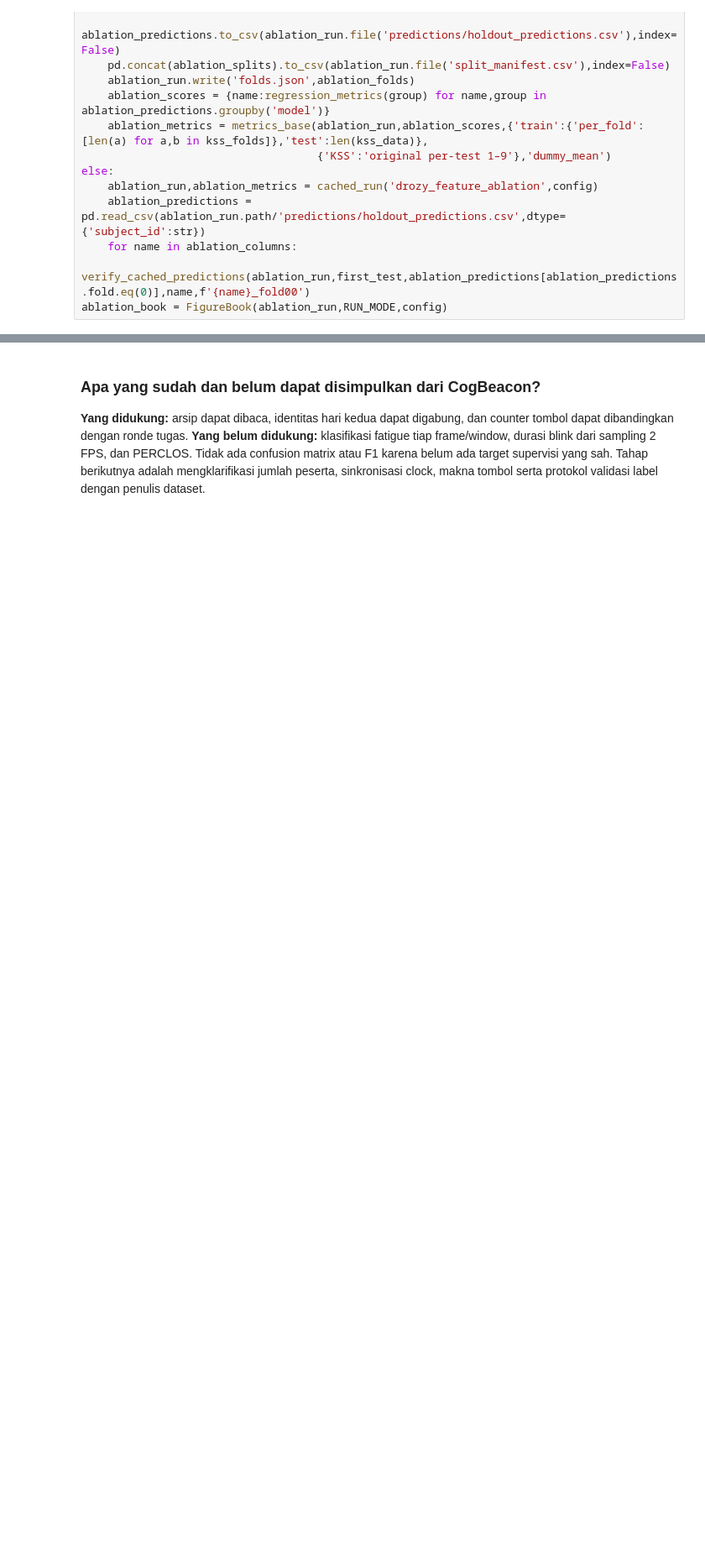
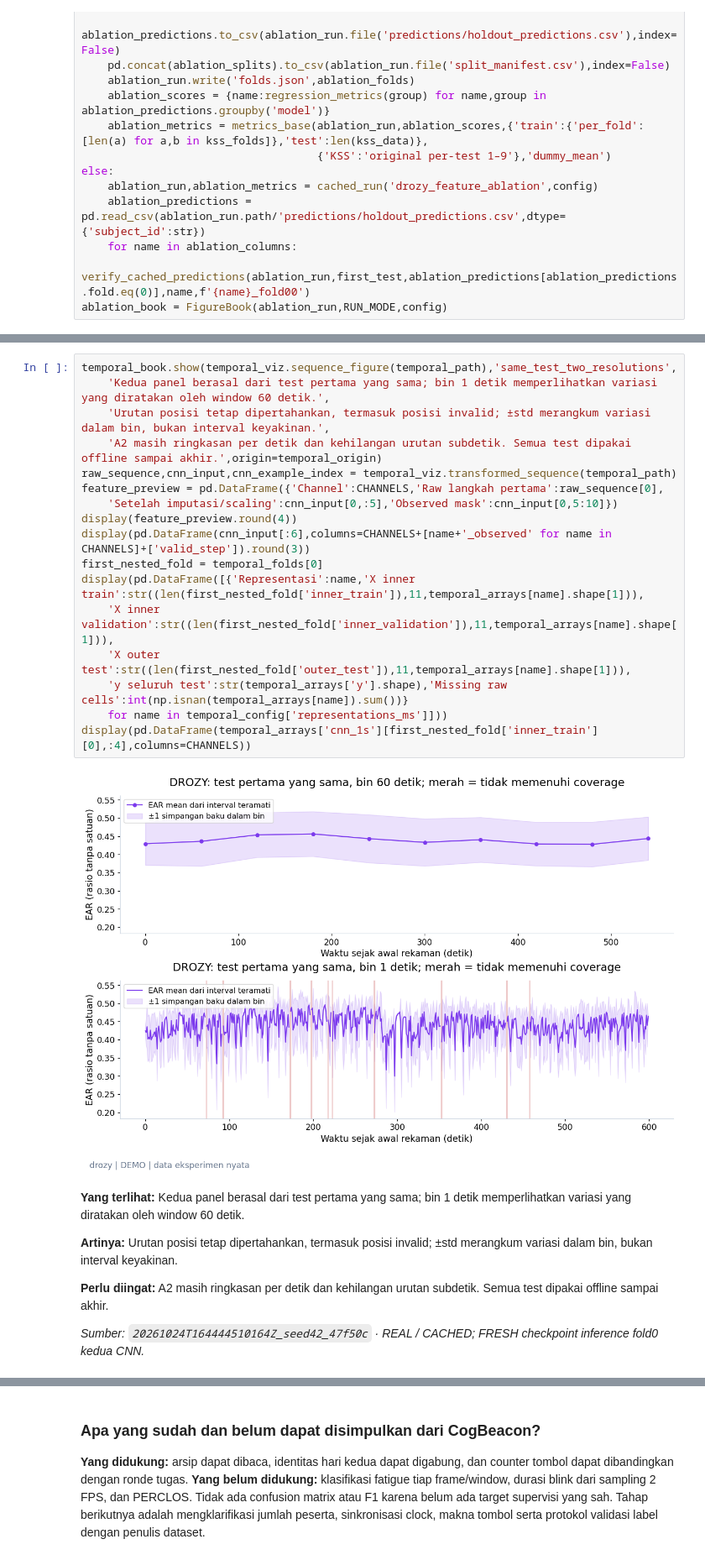
Before and after one commit to maulnite/atc-fatigue-research, a Jupyter notebook: notebooks/v3/02_visual_analysis.ipynb, the cells around one changed output, grey strips where cells are left out. Shown at 84% size. Drawn from its saved outputs; the diff is of its cells as text; blank space fills up the shorter version.

```diff
--- a/notebooks/v3/02_visual_analysis.ipynb
+++ b/notebooks/v3/02_visual_analysis.ipynb
@@ -1210,0 +1294,26 @@ display(Markdown(f'**Yang terlihat:** EAR-only MAE {ear_mae:.3f} versus combined
+# %%
+temporal_book.show(temporal_viz.sequence_figure(temporal_path),'same_test_two_resolutions',
+    'Kedua panel berasal dari test pertama yang sama; bin 1 detik memperlihatkan variasi yang diratakan oleh window 60 detik.',
+    'Urutan posisi tetap dipertahankan, termasuk posisi invalid; ±std merangkum variasi dalam bin, bukan interval keyakinan.',
+    'A2 masih ringkasan per detik dan kehilangan urutan subdetik. Semua test dipakai offline sampai akhir.',origin=temporal_origin)
+raw_sequence,cnn_input,cnn_example_index = temporal_viz.transformed_sequence(temporal_path)
+feature_preview = pd.DataFrame({'Channel':CHANNELS,'Raw langkah pertama':raw_sequence[0],
+    'Setelah imputasi/scaling':cnn_input[0,:5],'Observed mask':cnn_input[0,5:10]})
+display(feature_preview.round(4))
+display(pd.DataFrame(cnn_input[:6],columns=CHANNELS+[name+'_observed' for name in CHANNELS]+['valid_step']).round(3))
+first_nested_fold = temporal_folds[0]
+display(pd.DataFrame([{'Representasi':name,'X inner train':str((len(first_nested_fold['inner_train']),11,temporal_arrays[name].shape[1])),
+    'X inner validation':str((len(first_nested_fold['inner_validation']),11,temporal_arrays[name].shape[1])),
+    'X outer test':str((len(first_nested_fold['outer_test']),11,temporal_arrays[name].shape[1])),
+    'y seluruh test':str(temporal_arrays['y'].shape),'Missing raw cells':int(np.isnan(temporal_arrays[name]).sum())}
+    for name in temporal_config['representations_ms']]))
+display(pd.DataFrame(temporal_arrays['cnn_1s'][first_nested_fold['inner_train'][0],:4],columns=CHANNELS))
+# %% [output]
+[figure, added]
+**Yang terlihat:** Kedua panel berasal dari test pertama yang sama; bin 1 detik memperlihatkan variasi yang diratakan oleh window 60 detik.
+
+**Artinya:** Urutan posisi tetap dipertahankan, termasuk posisi invalid; ±std merangkum variasi dalam bin, bukan interval keyakinan.
+
+**Perlu diingat:** A2 masih ringkasan per detik dan kehilangan urutan subdetik. Semua test dipakai offline sampai akhir.
+
+*Sumber: `20261024T164444510164Z_seed42_47f50c` · REAL / CACHED; FRESH checkpoint inference fold0 kedua CNN.*
```
Also changed, not shown: parts of 53 cells of this notebook, 41 other files.
